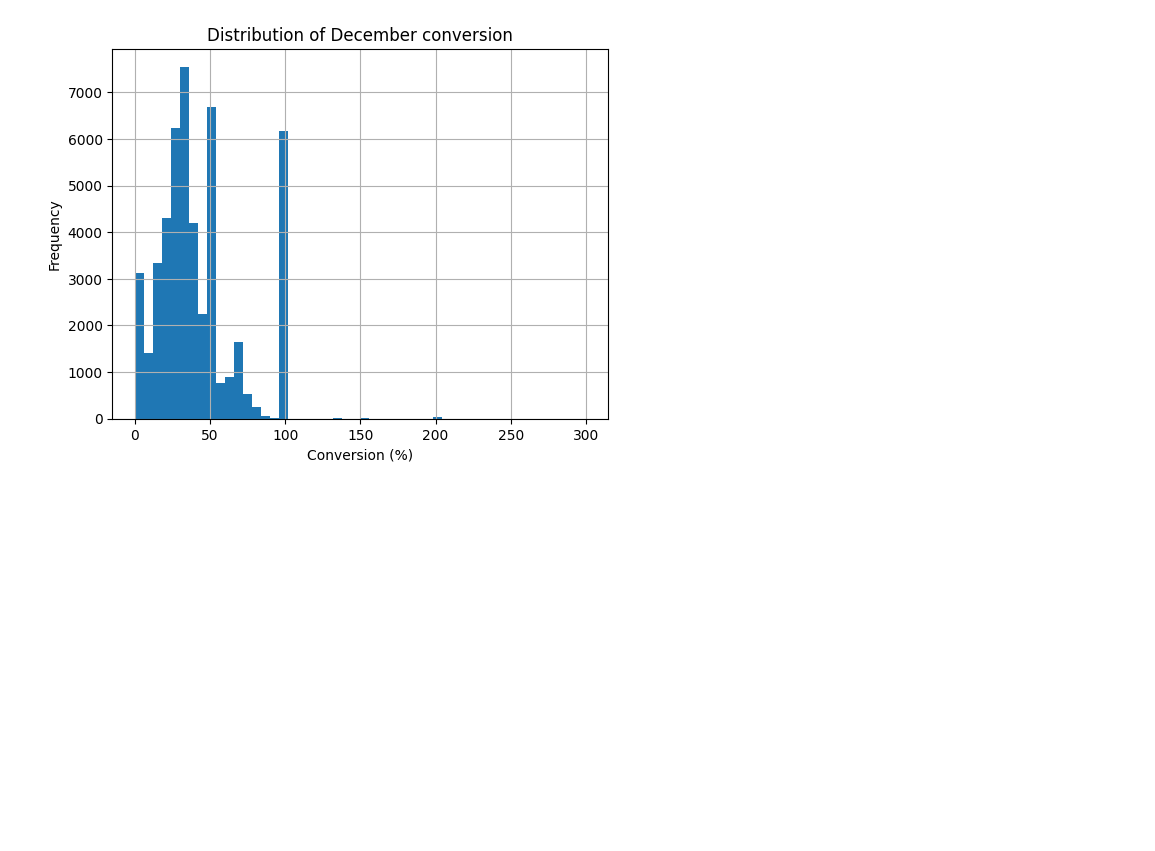
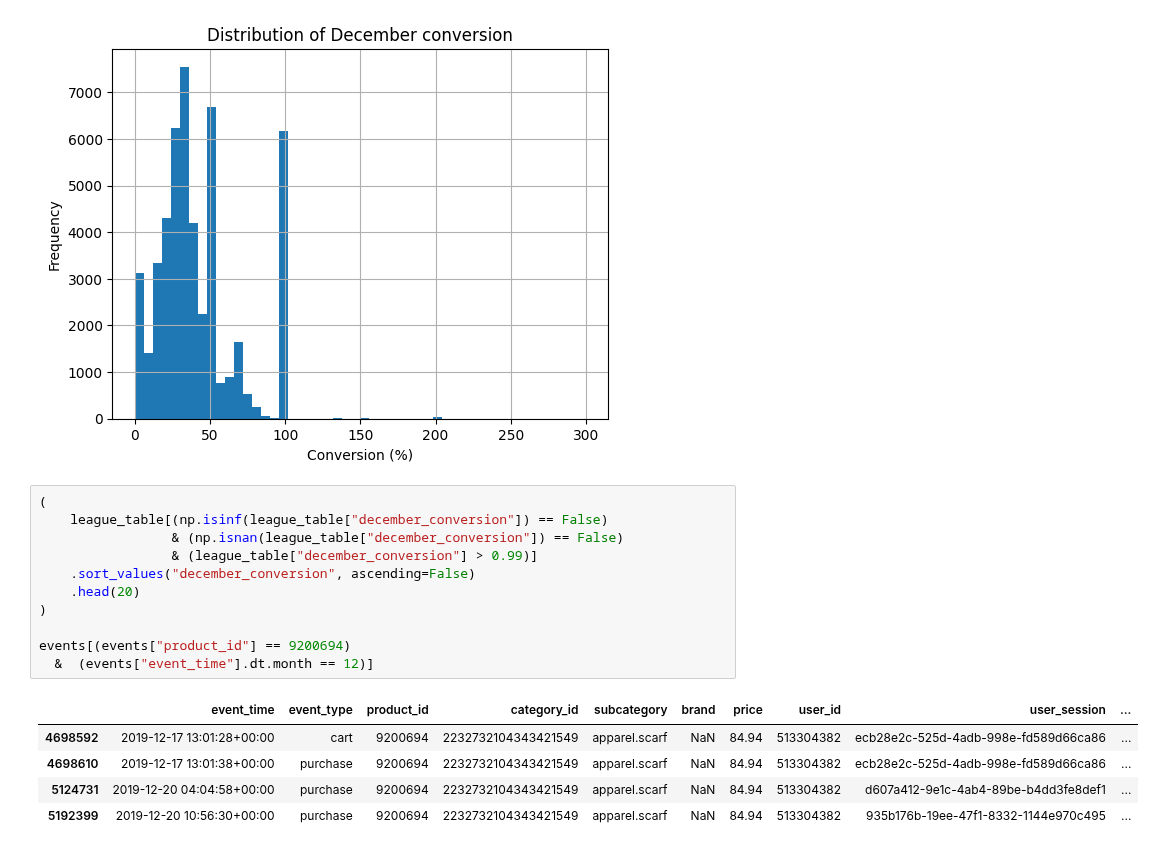
Before and after one commit to jeremysb1/data_analysis_projects, a Jupyter notebook: metrics.ipynb, the cells around one changed output. Saved outputs shown, nothing was run; the diff lists cells and outputs as text; blank space fills up the shorter version.

```diff
--- a/metrics.ipynb
+++ b/metrics.ipynb
@@ -653,3 +653,20 @@ axis.set(title="Distribution of December conversion",
  Text(0.5, 0, 'Conversion (%)'),
  Text(0, 0.5, 'Frequency')]
 [figure]
+# %%
+(
+    league_table[(np.isinf(league_table["december_conversion"]) == False)
+                 & (np.isnan(league_table["december_conversion"]) == False)
+                 & (league_table["december_conversion"] > 0.99)]
+    .sort_values("december_conversion", ascending=False)
+    .head(20)
+)
+
+events[(events["product_id"] == 9200694)
+  &  (events["event_time"].dt.month == 12)]
+# %% [output]
+|  | event_time | event_type | product_id | category_id | subcategory | brand | price | user_id | user_session | ... |
+| 4698592 | 2019-12-17 13:01:28+00:00 | cart | 9200694 | 2232732104343421549 | apparel.scarf | NaN | 84.94 | 513304382 | ecb28e2c-525d-4adb-998e-fd589d66ca86 | ... |
+| 4698610 | 2019-12-17 13:01:38+00:00 | purchase | 9200694 | 2232732104343421549 | apparel.scarf | NaN | 84.94 | 513304382 | ecb28e2c-525d-4adb-998e-fd589d66ca86 | ... |
+| 5124731 | 2019-12-20 04:04:58+00:00 | purchase | 9200694 | 2232732104343421549 | apparel.scarf | NaN | 84.94 | 513304382 | d607a412-9e1c-4ab4-89be-b4dd3fe8def1 | ... |
+| 5192399 | 2019-12-20 10:56:30+00:00 | purchase | 9200694 | 2232732104343421549 | apparel.scarf | NaN | 84.94 | 513304382 | 935b176b-19ee-47f1-8332-1144e970c495 | ... |
```
Also changed, not shown: parts of 3 cells of this notebook.
